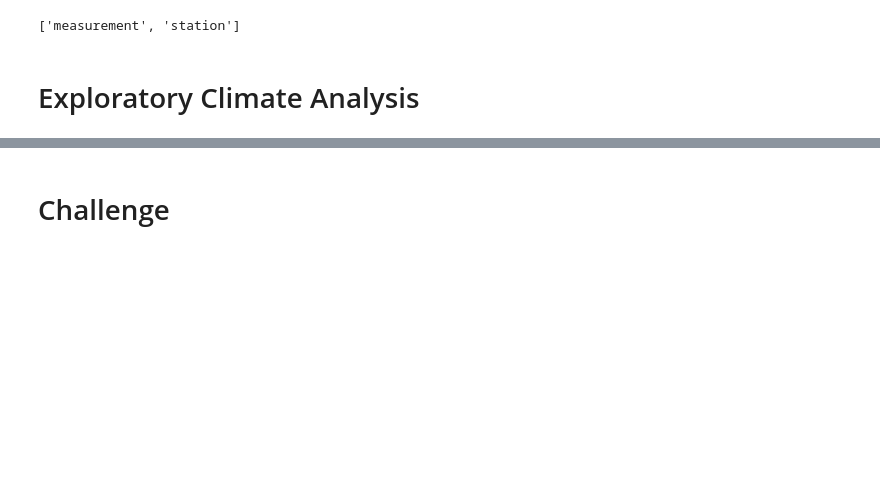
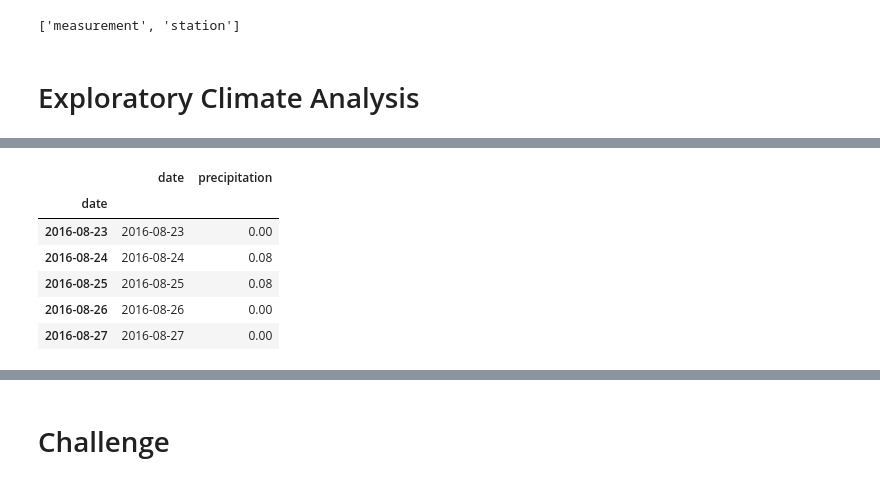
Before and after one commit to samuelvannoppen/Surfs_Up-Analysis, a Jupyter notebook: climate_analysis.ipynb, the cells around one changed output, grey strips where cells are left out. Cells and saved outputs as stored; diff of their text form; code cells hidden in the pictures; blank space fills up the shorter version.

```diff
--- a/climate_analysis.ipynb
+++ b/climate_analysis.ipynb
@@ -65,0 +79,12 @@ session = Session(engine)
+# %%
+# Setting date column as index of df for easiar reference.
+weather_df.set_index(weather_df['date'], inplace = True)
+weather_df.head()
+# %% [output]
+|  | date | precipitation |
+| date |  |  |
+| 2016-08-23 | 2016-08-23 | 0.00 |
+| 2016-08-24 | 2016-08-24 | 0.08 |
+| 2016-08-25 | 2016-08-25 | 0.08 |
+| 2016-08-26 | 2016-08-26 | 0.00 |
+| 2016-08-27 | 2016-08-27 | 0.00 |
```
Also changed, not shown: parts of 9 cells of this notebook.
